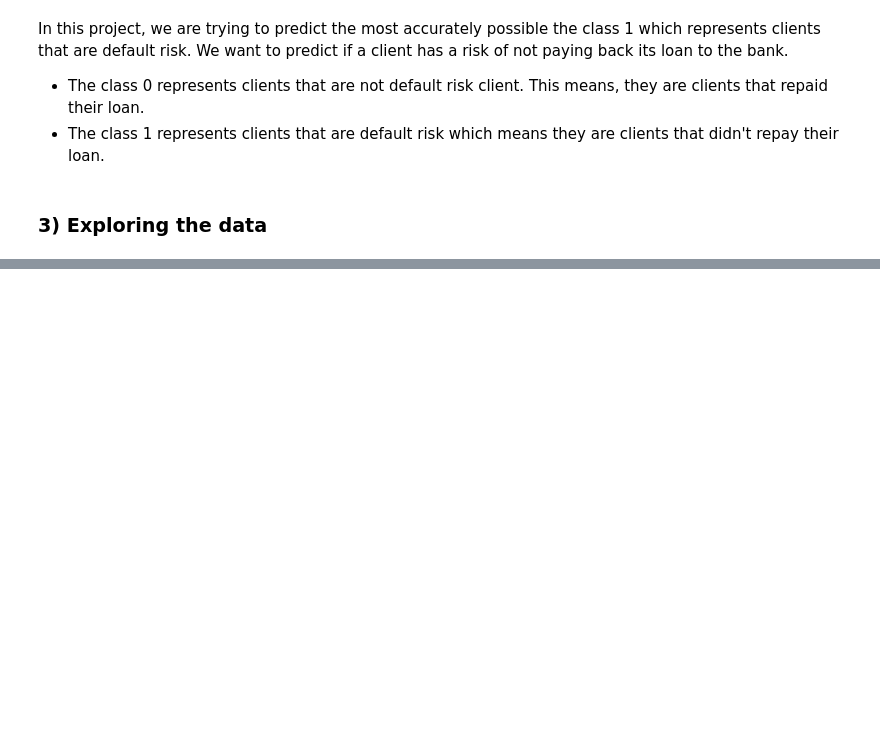
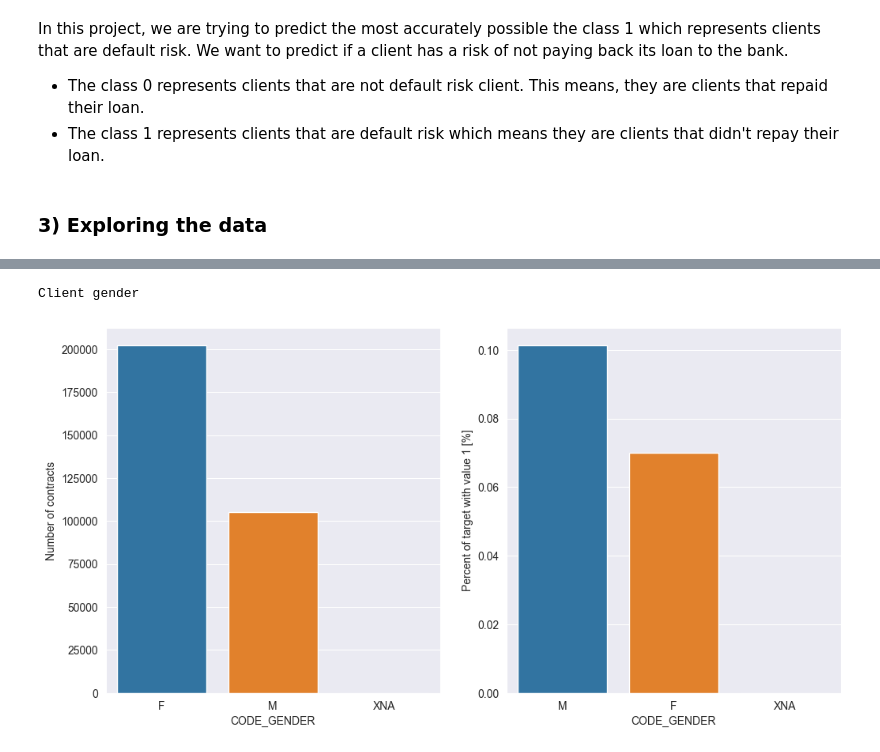
Before and after one commit to oumeima-elgharbi/P7_Data_Science_OpenClassrooms, a Jupyter notebook: model_development/P7_01_exploration.ipynb, the cells around one changed output, grey strips where cells are left out. Cells and saved outputs as stored; diff of their text form; code cells hidden in the pictures; blank space fills up the shorter version.

```diff
--- a/model_development/P7_01_exploration.ipynb
+++ b/model_development/P7_01_exploration.ipynb
@@ -272,0 +304,6 @@ NameError: name 'application_train' is not defined
+# %%
+print("Client gender")
+plot_stats(dataset_application_train, 'CODE_GENDER')
+# %% [output]
+Client gender
+[figure, added]
```
Also changed, not shown: parts of 51 cells of this notebook, 1 other file.
